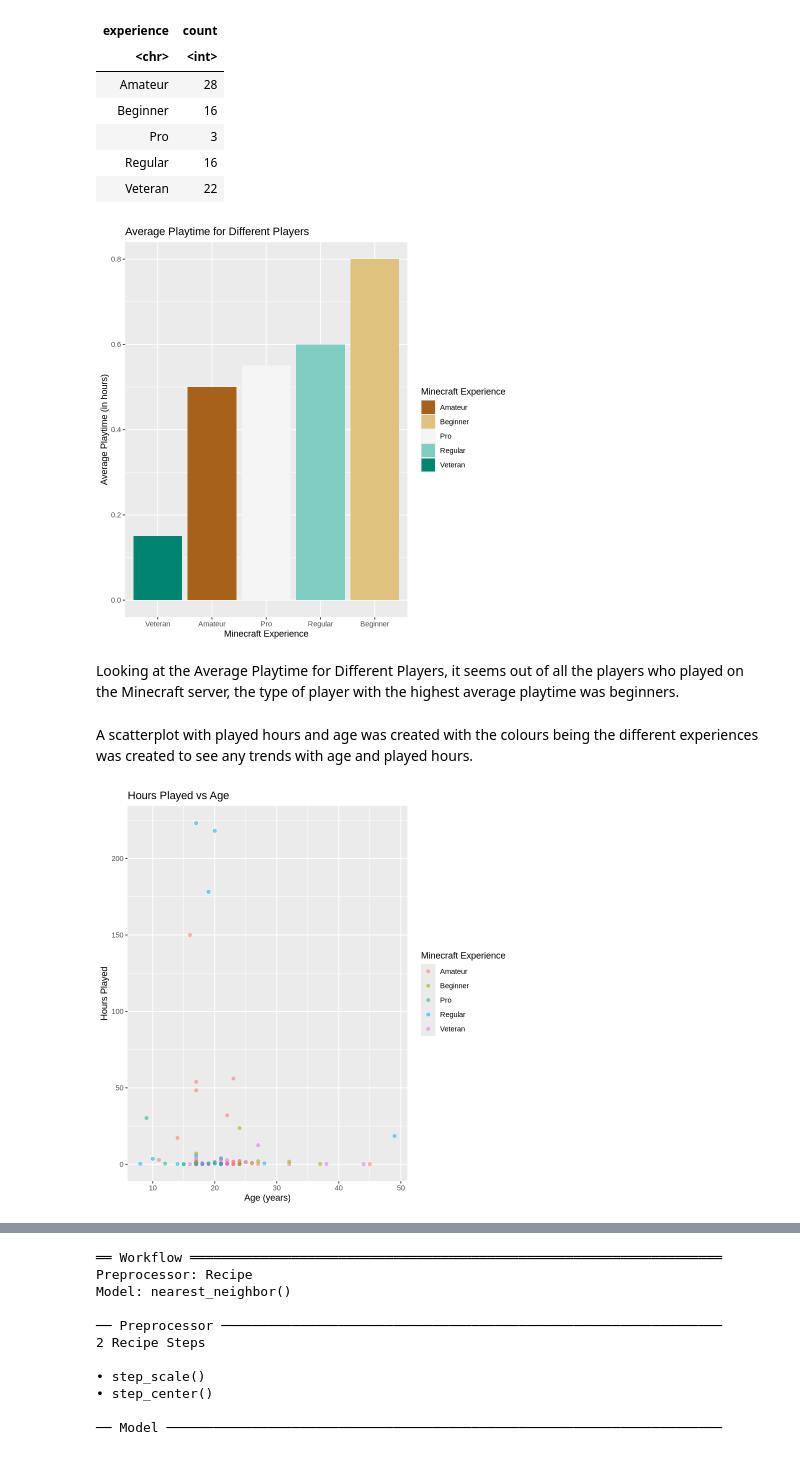
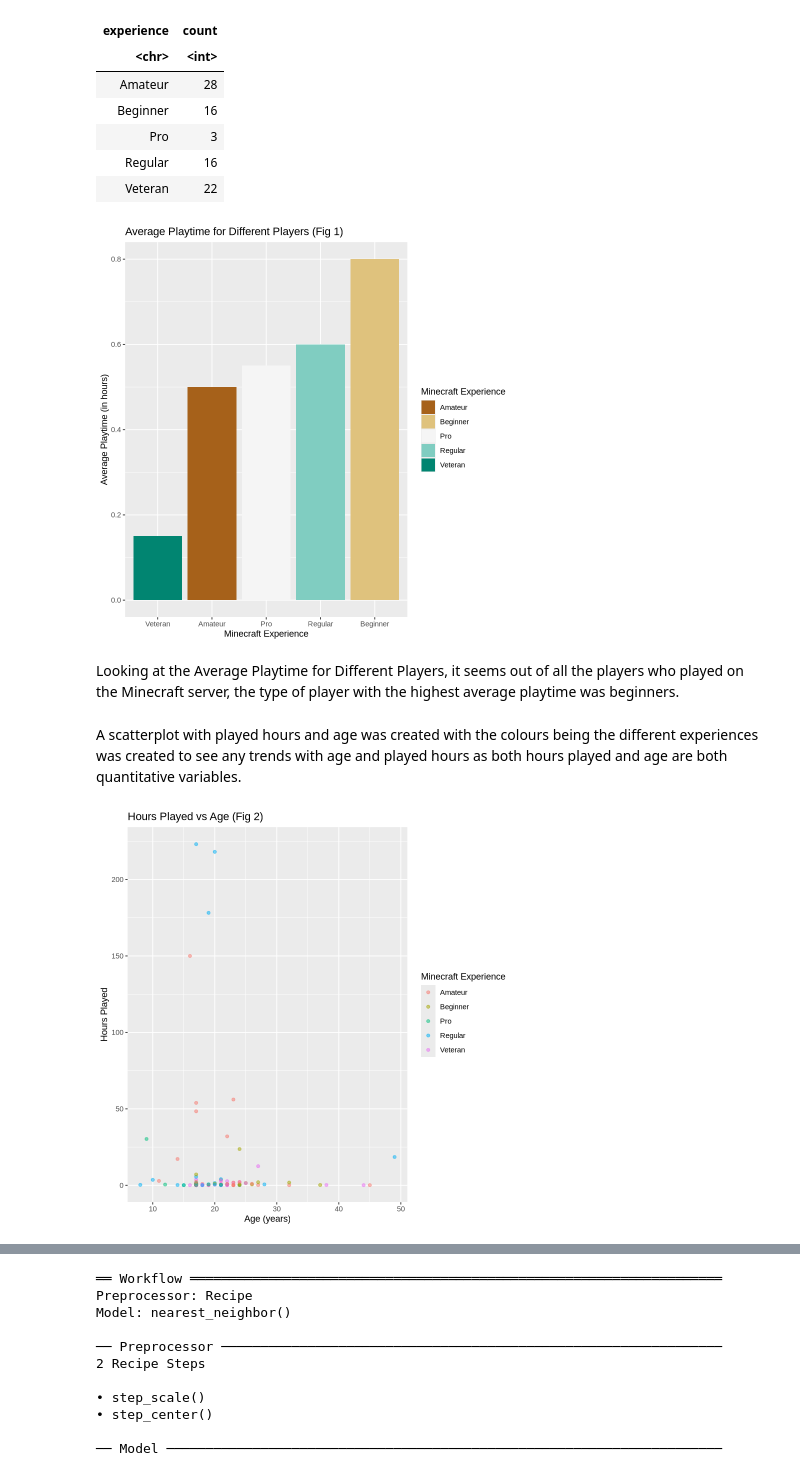
Before and after one commit to mastermagicka/dsci-100-minecraft-project, a Jupyter notebook: Minecraft.ipynb, the cells around one changed output, grey strips where cells are left out. Saved outputs shown, nothing was run; the diff lists cells and outputs as text; code cells hidden in the pictures.

```diff
--- a/Minecraft.ipynb
+++ b/Minecraft.ipynb
@@ -162,23 +162,23 @@ A tibble: 5 × 2
 # %%
 experience_bar<- avg_playtime |>
 ggplot(aes(y = avg_play, x = fct_reorder(experience, avg_play), fill = experience))+
 geom_bar(stat = "identity")+
 labs(x = "Minecraft Experience", y = "Average Playtime (in hours)", fill = "Minecraft Experience") +
 scale_fill_brewer(palette = "BrBG") +
-ggtitle("Average Playtime for Different Players")
+ggtitle("Average Playtime for Different Players (Fig 1)")
 experience_bar
 # %% [output]
-[figure, old version]
+[figure, new version]
 # %% [markdown]
 Looking at the Average Playtime for Different Players, it seems out of all the players who played on the Minecraft server, the type of player with the highest average playtime was beginners.
 # %% [markdown]
-A scatterplot with played hours and age was created with the colours being the different experiences was created to see any trends with age and played hours.
+A scatterplot with played hours and age was created with the colours being the different experiences was created to see any trends with age and played hours as both hours played and age are both quantitative variables.
 # %%
 age_experience_plot<- players_select|>
 ggplot(aes(x= Age, y = played_hours, colour = experience))+
     geom_point(alpha = 0.5)+
     labs(x= "Age (years)", y = "Hours Played", colour = "Minecraft Experience")+
-    ggtitle("Hours Played vs Age")
+    ggtitle("Hours Played vs Age (Fig 2)")
 age_experience_plot
 # %% [output]
-[figure, old version]
+[figure, new version]
```
Also changed, not shown: parts of 6 cells of this notebook.
